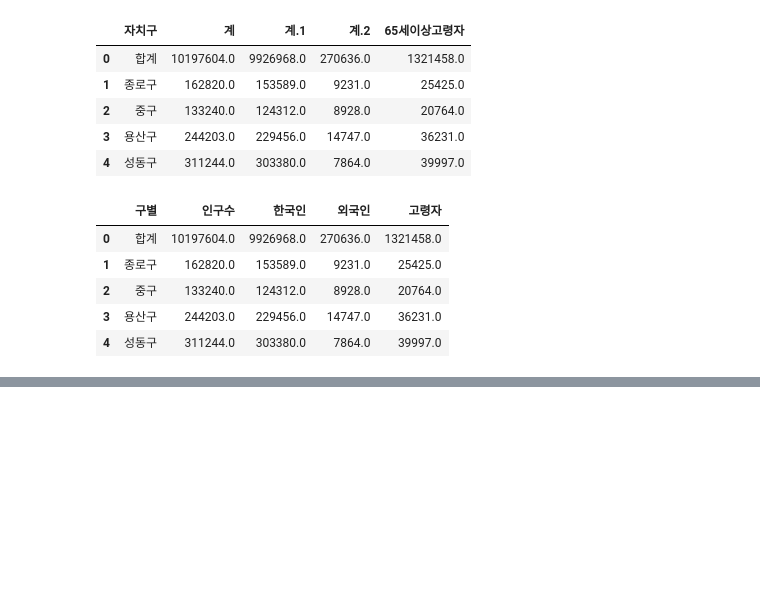
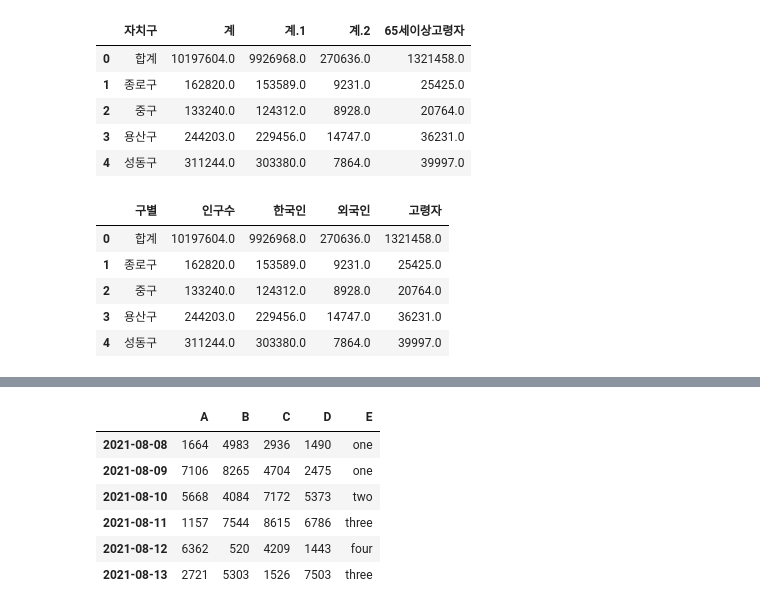
Before and after one commit to kojh0111/DataScience_Practice, a Jupyter notebook: source_code/Untitled.ipynb, the cells around one changed output, grey strips where cells are left out. Saved outputs shown, nothing was run; the diff lists cells and outputs as text; code cells hidden in the pictures; blank space fills up the shorter version.

```diff
--- a/source_code/Untitled.ipynb
+++ b/source_code/Untitled.ipynb
@@ -66,0 +260,13 @@ pop_Seoul.head()
+# %%
+df2 = df.copy() # 복사할 때, 이렇게! df2=df 라고 하면, 원본은 하나(위치만 복사 됨)
+# %%
+df2['E'] = ['one', 'one','two','three','four','three']
+df2
+# %% [output]
+|  | A | B | C | D | E |
+| 2021-08-08 | 1664 | 4983 | 2936 | 1490 | one |
+| 2021-08-09 | 7106 | 8265 | 4704 | 2475 | one |
+| 2021-08-10 | 5668 | 4084 | 7172 | 5373 | two |
+| 2021-08-11 | 1157 | 7544 | 8615 | 6786 | three |
+| 2021-08-12 | 6362 | 520 | 4209 | 1443 | four |
+| 2021-08-13 | 2721 | 5303 | 1526 | 7503 | three |
```
Also changed, not shown: parts of 30 cells of this notebook.
